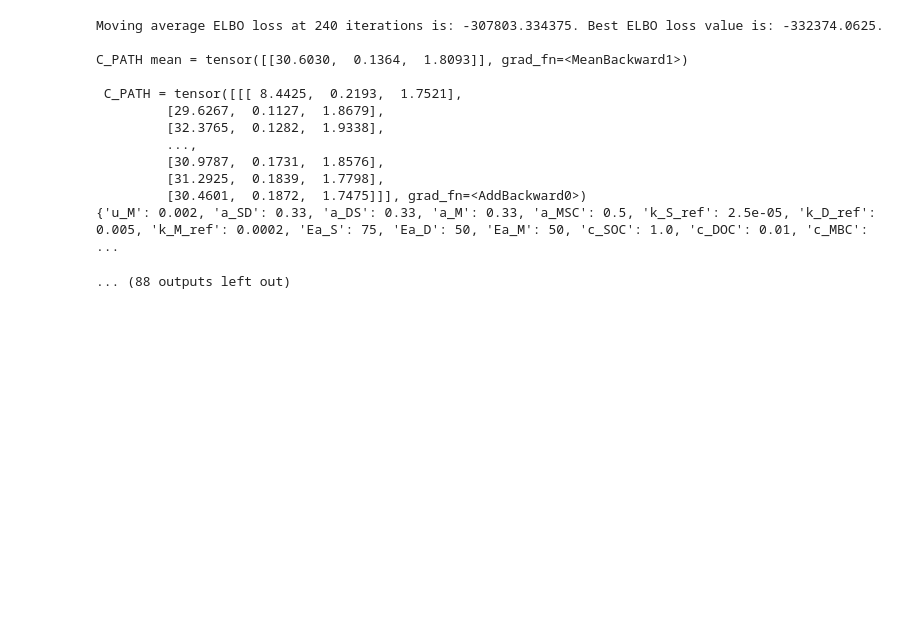
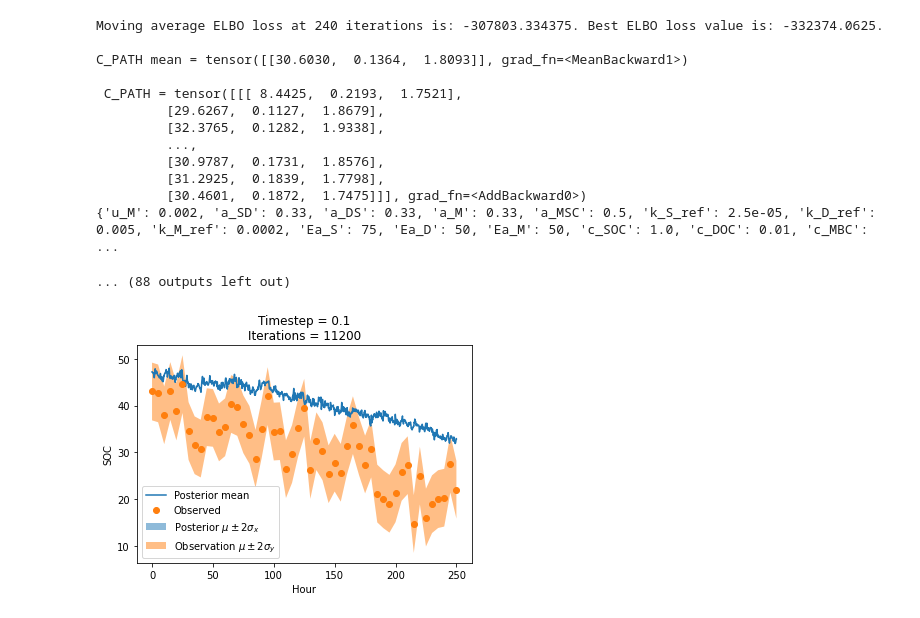
Before and after one commit to wallyxie/varInferenceSoilBiogeoModelSyntheticData, a Jupyter notebook: python_sde_variational_inference_code/SCON wo CO2 - Learn posterior of x0 - test.ipynb, the cells around one changed output. Cells and saved outputs as stored; diff of their text form; code cells hidden in the pictures; blank space fills up the shorter version.

```diff
--- a/python_sde_variational_inference_code/SCON wo CO2 - Learn posterior of x0 - test.ipynb
+++ b/python_sde_variational_inference_code/SCON wo CO2 - Learn posterior of x0 - test.ipynb
@@ -161,7 +161,7 @@ def train(DEVICE, PRETRAIN_LR, TRAIN_LR, NITER, PRETRAIN_ITER, BATCH_SIZE, OBS_M
 
     return net, ELBO_losses
 # %%
-net_batch_1_dt_flow_0_1, elbo_hist_batch_10_dt_flow_0_1 = train(devi, pretrain_lr, train_lr, niter, piter, batch_size, obs_model_CON_noCO2,
+net_batch_1_dt_flow_0_1, elbo_hist_batch_1_dt_flow_0_1 = train(devi, pretrain_lr, train_lr, niter, piter, batch_size, obs_model_CON_noCO2,
                        state_dim_SCON, t, dt_flow, n, t_span_tensor, i_s_tensor, i_d_tensor, temp_tensor, temp_ref,
                        drift_diffusion_SCON_C, x0_prior_SCON, SCON_C_params_dict,
                        LR_DECAY = 0.1, DECAY_STEP_SIZE = 5000, PRINT_EVERY = 20)
@@ -325,5 +325,12 @@ def plot_post(x, obs_model, num_layers, niter, dt, state_idx=0, num_samples=1,
     plt.xlabel('Hour')
     plt.ylabel(state)
     plt.ylim((ymin, ymax))
-    plt.title(f'Approximate posterior $q(x|\\theta, y)$\nNumber of samples = {num_samples}\nTimestep = {dt}\nIterations = {niter}')
+    #plt.title(f'Approximate posterior $q(x|\\theta, y)$\nNumber of samples = {num_samples}\nTimestep = {dt}\nIterations = {niter}')
+    plt.title(f'Timestep = {dt}\nIterations = {niter}')
     plt.savefig(f'net_t_{t}_dt_{dt_flow}_layers_{num_layers}_iter{niter}_{state}.png', dpi = 300)
+# %%
+x, _ = net_batch_1_dt_flow_0_1(1)
+# %%
+plot_post(x, obs_model_CON_noCO2, 7, niter, dt_flow, state_idx = 0)
+# %% [output]
+[figure, added]
```
Also changed, not shown: parts of 5 cells of this notebook, 6 other files.
